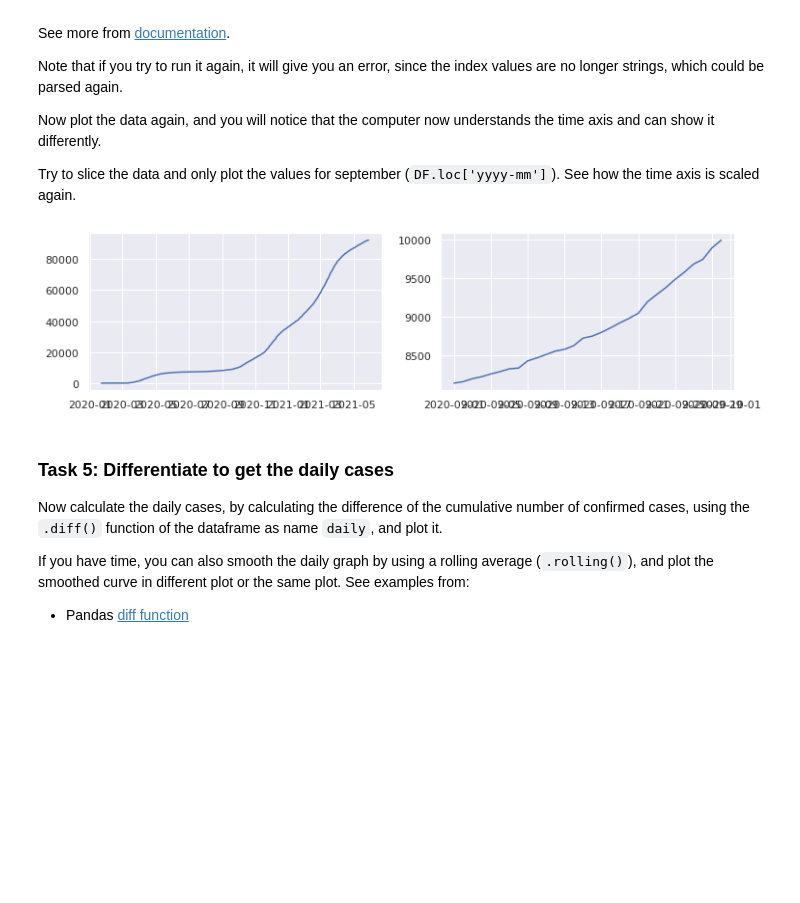
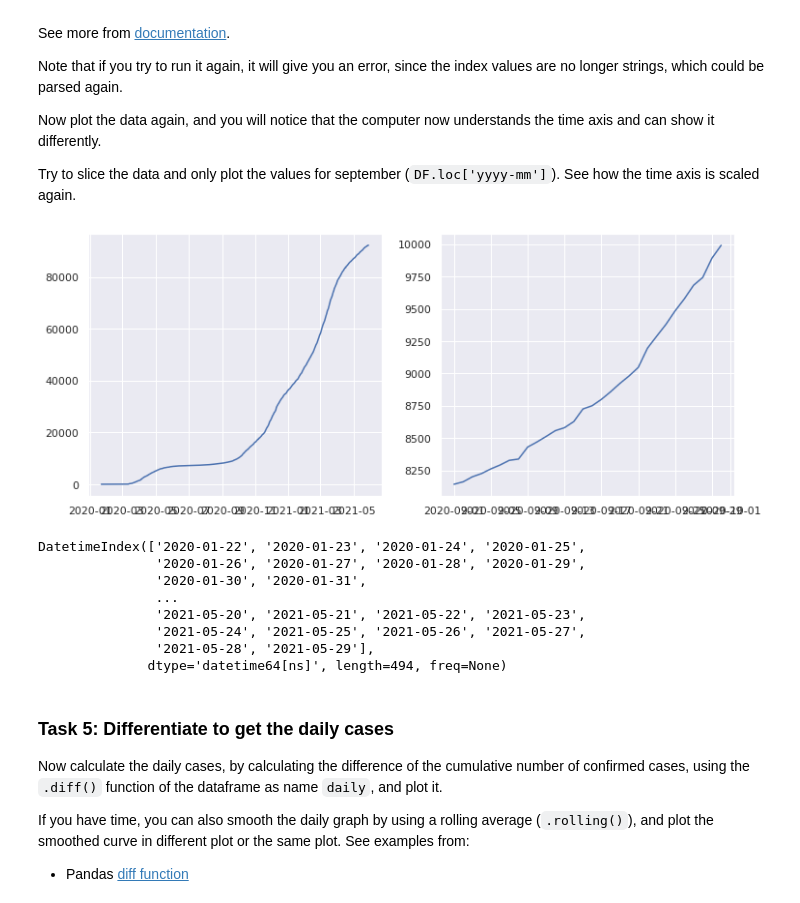
Before and after one commit to marpulli246/Vaasa-AML, a Jupyter notebook: Exercises/Markku_Pulli_Exercise2.ipynb, the cells around one changed output. Drawn from its saved outputs; the diff is of its cells as text; code cells hidden in the pictures; blank space fills up the shorter version.

```diff
--- a/Exercises/Markku_Pulli_Exercise2.ipynb
+++ b/Exercises/Markku_Pulli_Exercise2.ipynb
@@ -217,15 +225,22 @@ You can apply the previous `parseTime()`-function to all values in a list of dat
 # %%
 # YOUR CODE HERE
 DF.index = map(parseTime,DF.index)
 #DF.plot(figsize=(6,6))
 #DF.loc['2020-09'].plot(figsize=(6,6))
-
-fig, ax = plt.subplots(1, 2, figsize=(12, 3))
+fig, ax = plt.subplots(1, 2, figsize=(12, 5))
 #fig.tight_layout()
 ax[0].plot(DF)
 ax[1].plot(DF.loc['2020-09'])
-
 plt.show()
+DF.index
 # %% [output]
-[figure, old version]
+[figure, new version]
+DatetimeIndex(['2020-01-22', '2020-01-23', '2020-01-24', '2020-01-25',
+               '2020-01-26', '2020-01-27', '2020-01-28', '2020-01-29',
+               '2020-01-30', '2020-01-31',
+               ...
+               '2021-05-20', '2021-05-21', '2021-05-22', '2021-05-23',
+               '2021-05-24', '2021-05-25', '2021-05-26', '2021-05-27',
+               '2021-05-28', '2021-05-29'],
+              dtype='datetime64[ns]', length=494, freq=None)
 # %%
```
Also changed, not shown: parts of 9 cells of this notebook.
